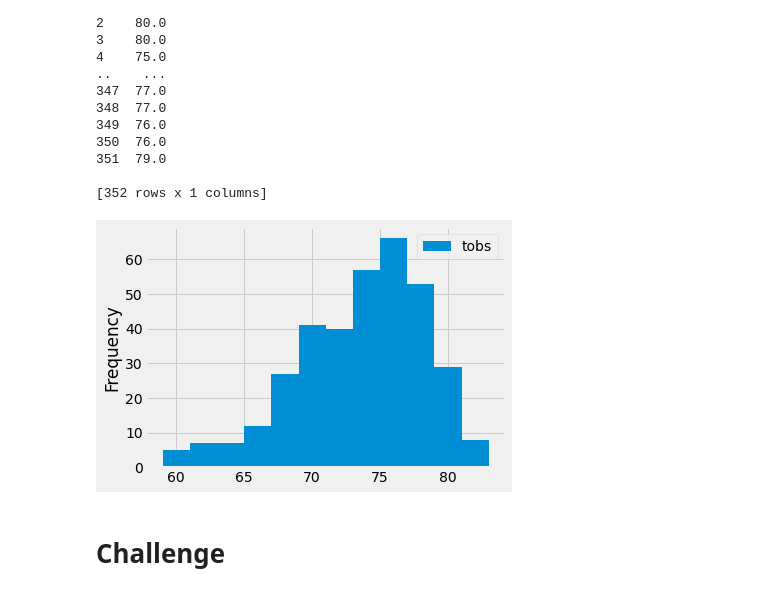
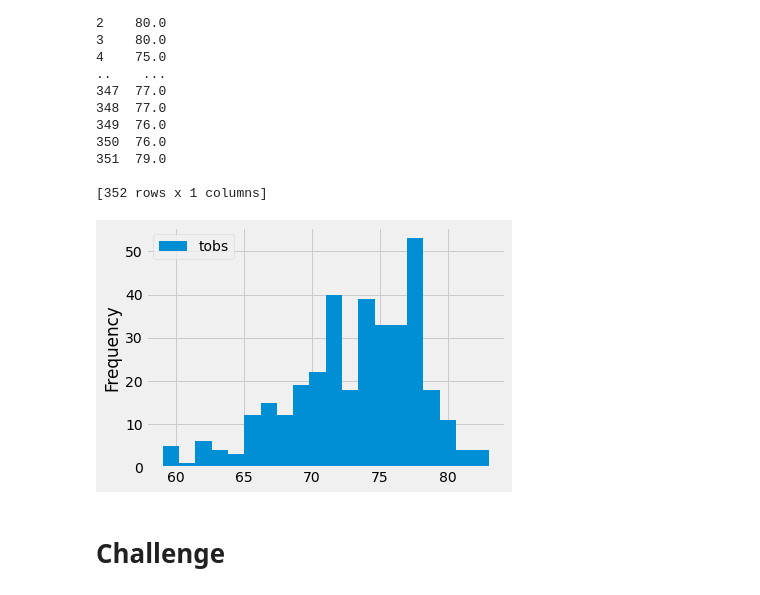
Before and after one commit to LauraZJ/surfs_up, a Jupyter notebook: climate_analysis.ipynb, the cells around one changed output. Drawn from its saved outputs; the diff is of its cells as text; code cells hidden in the pictures.

```diff
--- a/climate_analysis.ipynb
+++ b/climate_analysis.ipynb
@@ -154,10 +154,10 @@ print(df)
 
 [352 rows x 1 columns]
 # %%
-df.plot.hist(bins=12)
+df.plot.hist(bins=20)
 plt.tight_layout()
 # %% [output]
-[figure, old version]
+[figure, new version]
 # %%
 # Write a function called `calc_temps` that will accept start date and end date in the format '%Y-%m-%d'
 # and return the minimum, average, and maximum temperatures for that range of dates
```
Also changed, not shown: 1 other file.
